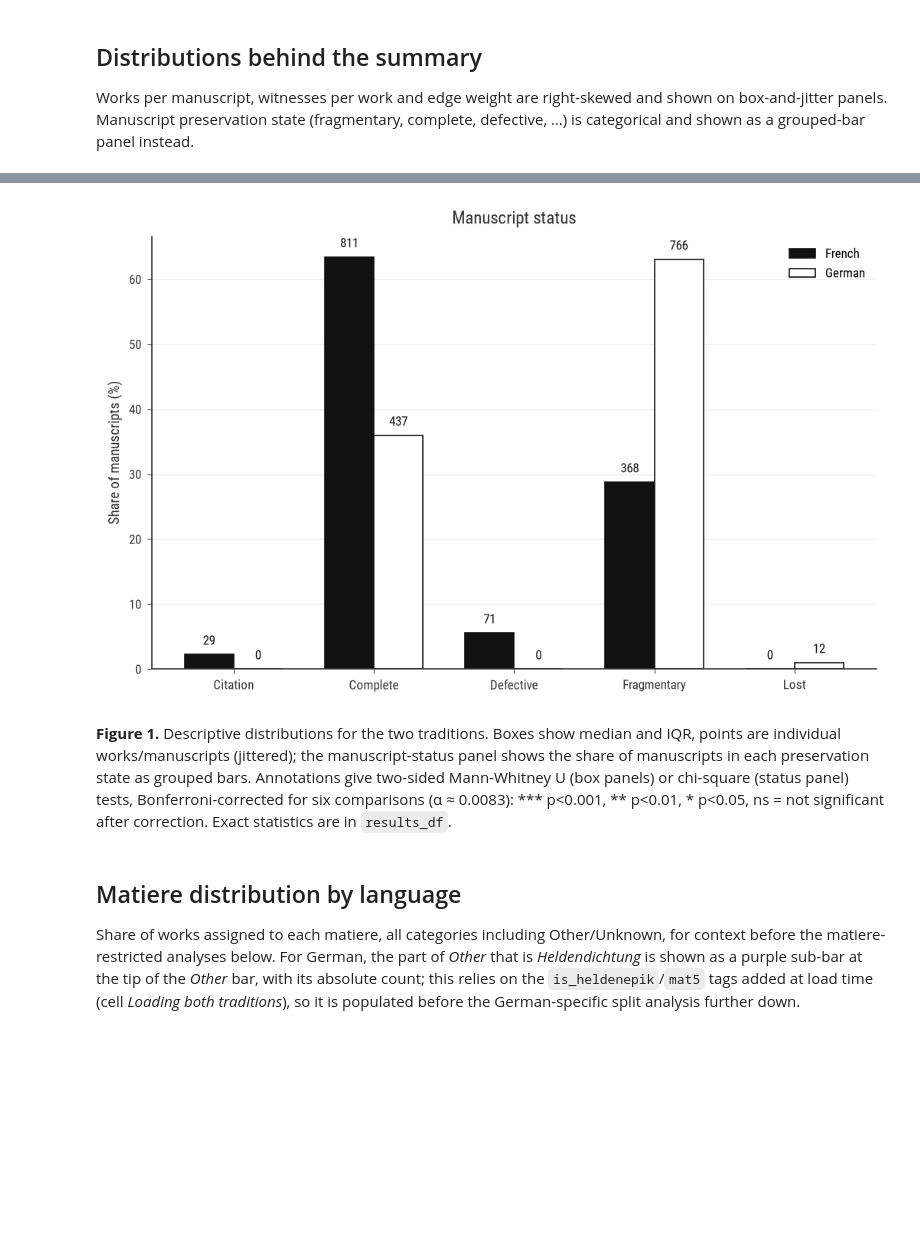
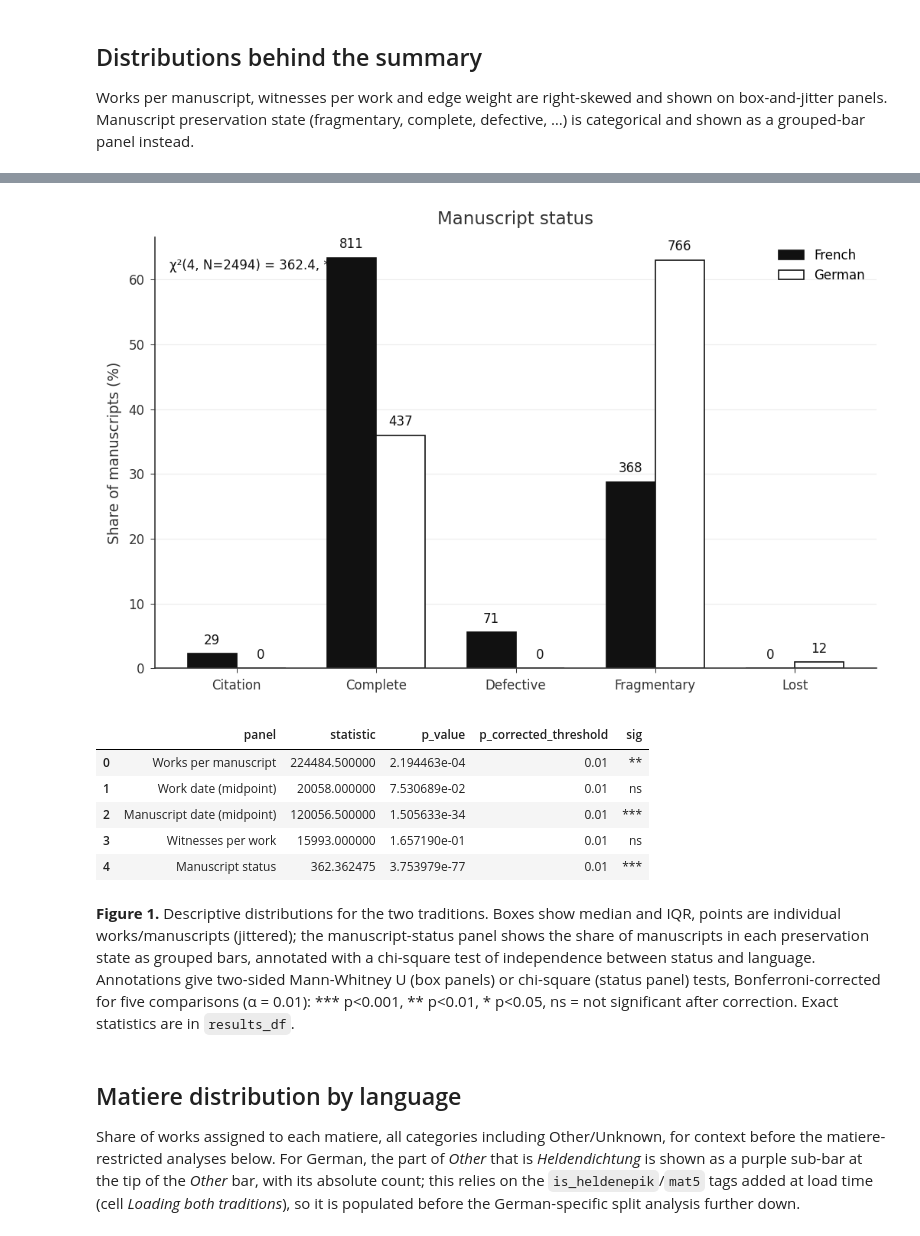
Before and after one commit to mikekestemont/mitueberlierung, a Jupyter notebook: 01-networks.ipynb, the cells around one changed output, grey strips where cells are left out. Cells and saved outputs as stored; diff of their text form; code cells hidden in the pictures; blank space fills up the shorter version.

```diff
--- a/01-networks.ipynb
+++ b/01-networks.ipynb
@@ -185,11 +184,6 @@ def num(df, c): return pd.to_numeric(df.get(c), errors="coerce").dropna()
 def works_per_ms(df): return df.dropna(subset=["manuscript_id"]).groupby("manuscript_id")["work"].nunique()
 def ms_dates(df): return df.dropna(subset=["manuscript_id"]).groupby("manuscript_id")["date_mid"].mean().dropna()
 def wits_per_work(df): return df.groupby("work_id")["witness_id"].nunique()
-def edge_weights(G): return pd.Series([d["weight"] for *_, d in G.edges(data=True)])
-def work_span(df):
-    s, e = num(df, "date_start"), num(df, "date_end")
-    j = pd.concat([s, e], axis=1).dropna()
-    return j.iloc[:, 1] - j.iloc[:, 0]
 
 def sig_stars(p, alpha=0.05):
     if p < alpha / 1000:      # keep roughly the same visual banding, scaled to corrected alpha
@@ -206,16 +200,14 @@ panels = [
     ("Work date (midpoint)", lambda l: num(works[l], "date_mid")),
     ("Manuscript date (midpoint)", lambda l: ms_dates(links[l])),
     ("Witnesses per work", lambda l: wits_per_work(links[l])),
-    ("Work dating span (years)", lambda l: work_span(works[l])),
-    ("Edge weight (shared manuscripts)", lambda l: edge_weights(graphs[l])),
 ]
 
-n_tests = len(panels)
-alpha_corrected = 0.05 / n_tests  # Bonferroni-corrected significance threshold
+n_tests = len(panels) + 1  # +1 for the manuscript-status chi-square test (next cell)
+alpha_corrected = 0.05 / n_tests  # Bonferroni-corrected significance threshold, shared across both cells
 print(f"Bonferroni-corrected alpha ({n_tests} tests): {alpha_corrected:.5f}")
 
 rng = np.random.default_rng(0)
-fig, axes = plt.subplots(2, 3, figsize=(13, 7.5))
+fig, axes = plt.subplots(2, 2, figsize=(9, 7.5))
 results = []
 for ax, (title, getter) in zip(axes.ravel(), panels):
     data = [pd.Series(getter(l)).dropna().astype(float).values for l in LANGS]
@@ -272,32 +262,54 @@ Bonferroni-corrected alpha (6 tests): 0.00833
 # %%
+from scipy.stats import chi2_contingency
+
 def status_counts(df):
     return df.dropna(subset=["manuscript_id"]).groupby("manuscript_id")["status"].first().value_counts()
 
 counts = {l: status_counts(raw[l]) for l in LANGS}
 cats = sorted(set().union(*[c.index for c in counts.values()]))
 table = pd.DataFrame({l: counts[l].reindex(cats, fill_value=0) for l in LANGS})
 pct = table / table.sum() * 100
+
+# Chi-square test of independence between preservation status and language -- this was
+# promised by Figure 1's caption ("... or chi-square (status panel) tests ...") but never
+# actually computed; alpha_corrected (previous cell) now accounts for this as the extra test.
+chi2_stat, chi2_p, chi2_dof, _ = chi2_contingency(table)
+chi2_sig = sig_stars(chi2_p, alpha=alpha_corrected)
+results_df = pd.concat([results_df, pd.DataFrame([{
+    "panel": "Manuscript status", "statistic": chi2_stat, "p_value": chi2_p,
+    "p_corrected_threshold": alpha_corrected, "sig": chi2_sig,
+}])], ignore_index=True)
 
 fig, ax = plt.subplots(figsize=(7, 4.5))
 x = np.arange(len(cats)); bw = 0.35
 for i, l in enumerate(LANGS):
     bars = ax.bar(x + (i - 0.5) * bw, pct[l], width=bw,
                   facecolor="white" if i else INK, edgecolor=INK, lw=0.8, label=l.capitalize())
     for rect, n in zip(bars, table[l]):
         ax.text(rect.get_x() + rect.get_width() / 2, rect.get_height() + 1, int(n),
                 ha="center", va="bottom", fontsize=8, color=INK)
 
 ax.set_xticks(x); ax.set_xticklabels(cats, fontsize=9)
 ax.set_ylabel("Share of manuscripts (%)", fontsize=9, color=SUBTLE)
 ax.legend(frameon=False, fontsize=8, loc="upper right")
 style_ax(ax)
 ax.set_title("Manuscript status", fontsize=11, color=SUBTLE, pad=8)
+ax.text(0.02, 0.95, f"\u03c7\u00b2({chi2_dof}, N={int(table.values.sum())}) = {chi2_stat:.1f}, {chi2_sig}",
+        transform=ax.transAxes, ha="left", va="top", fontsize=8, color=INK)
 plt.tight_layout()
 plt.show()
+
+results_df
 # %% [output]
-[figure, old version]
+[figure, new version]
+|  | panel | statistic | p_value | p_corrected_threshold | sig |
+| 0 | Works per manuscript | 224484.500000 | 2.194463e-04 | 0.01 | ** |
+| 1 | Work date (midpoint) | 20058.000000 | 7.530689e-02 | 0.01 | ns |
+| 2 | Manuscript date (midpoint) | 120056.500000 | 1.505633e-34 | 0.01 | *** |
+| 3 | Witnesses per work | 15993.000000 | 1.657190e-01 | 0.01 | ns |
+| 4 | Manuscript status | 362.362475 | 3.753979e-77 | 0.01 | *** |
 # %% [markdown]
-**Figure 1.** Descriptive distributions for the two traditions. Boxes show median and IQR, points are individual works/manuscripts (jittered); the manuscript-status panel shows the share of manuscripts in each preservation state as grouped bars. Annotations give two-sided Mann-Whitney U (box panels) or chi-square (status panel) tests, Bonferroni-corrected for six comparisons (α ≈ 0.0083): \*\*\* p<0.001, \*\* p<0.01, \* p<0.05, ns = not significant after correction. Exact statistics are in `results_df`.
+**Figure 1.** Descriptive distributions for the two traditions. Boxes show median and IQR, points are individual works/manuscripts (jittered); the manuscript-status panel shows the share of manuscripts in each preservation state as grouped bars, annotated with a chi-square test of independence between status and language. Annotations give two-sided Mann-Whitney U (box panels) or chi-square (status panel) tests, Bonferroni-corrected for five comparisons (α = 0.01): \*\*\* p<0.001, \*\* p<0.01, \* p<0.05, ns = not significant after correction. Exact statistics are in `results_df`.
 # %% [markdown]
 ## Matiere distribution by language
 
```
Also changed, not shown: parts of 21 cells of this notebook, 2 other files.
